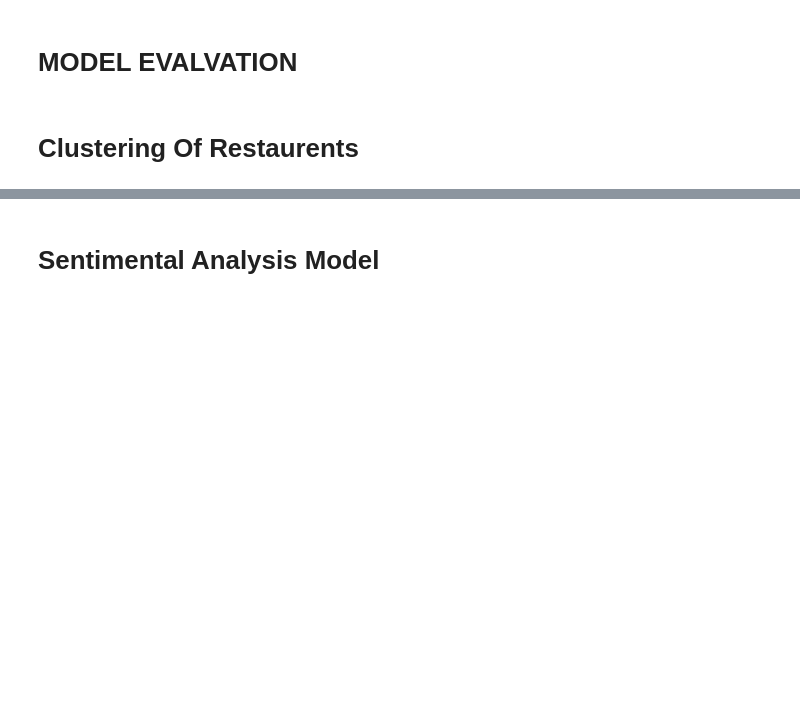
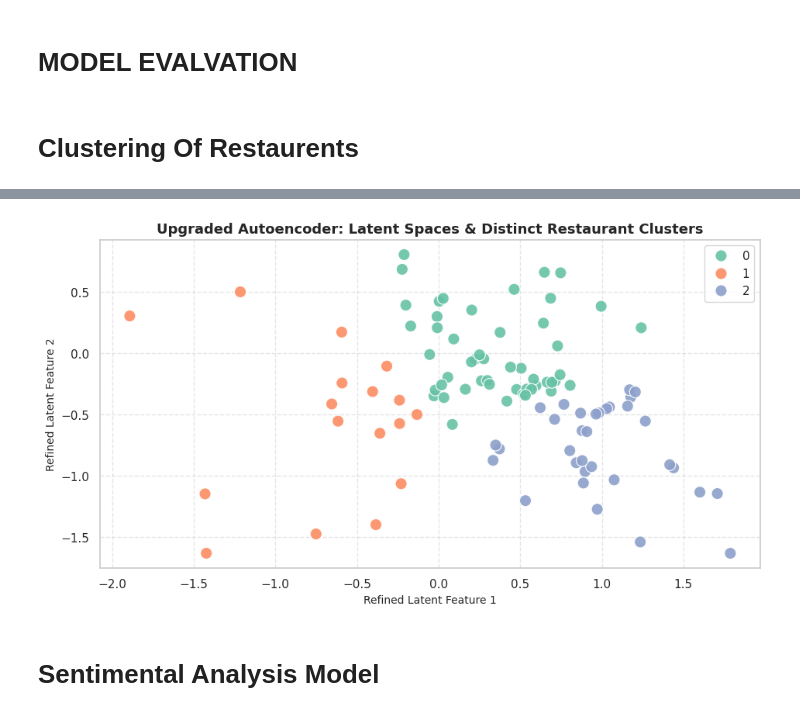
Before and after one commit to SaiSriHarsha2006/Labmatrix-1, a Jupyter notebook: zomato.ipynb, the cells around one changed output, grey strips where cells are left out. Cells and saved outputs as stored; diff of their text form; code cells hidden in the pictures; blank space fills up the shorter version.

```diff
--- a/zomato.ipynb
+++ b/zomato.ipynb
@@ -714,3 +838,22 @@ Mean Reconstruction Error: 0.5827
+# %%
+# --- 6. Visualize the Improved Latent Semantic Clusters ---
+plt.figure(figsize=(11, 5.5))
+sns.scatterplot(
+    x=improved_latent_np[:, 0],
+    y=improved_latent_np[:, 1],
+    hue=improved_clusters,
+    palette='Set2',
+    s=120,
+    edgecolor='w',
+    alpha=0.9
+)
+plt.title('Upgraded Autoencoder: Latent Spaces & Distinct Restaurant Clusters', fontsize=13, fontweight='bold')
+plt.xlabel('Refined Latent Feature 1', fontsize=10)
+plt.ylabel('Refined Latent Feature 2', fontsize=10)
+plt.grid(True, linestyle='--', alpha=0.5)
+plt.show()
+# %% [output]
+[figure, added]
 # %% [markdown]
 # Sentimental Analysis Model
 # %%
```
Also changed, not shown: parts of 10 cells of this notebook.
